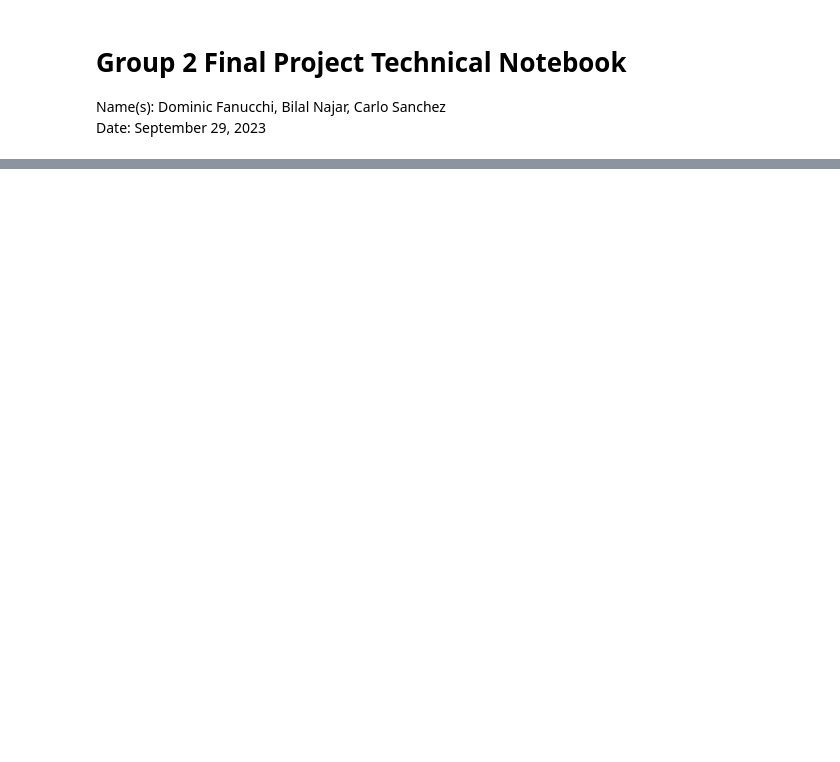
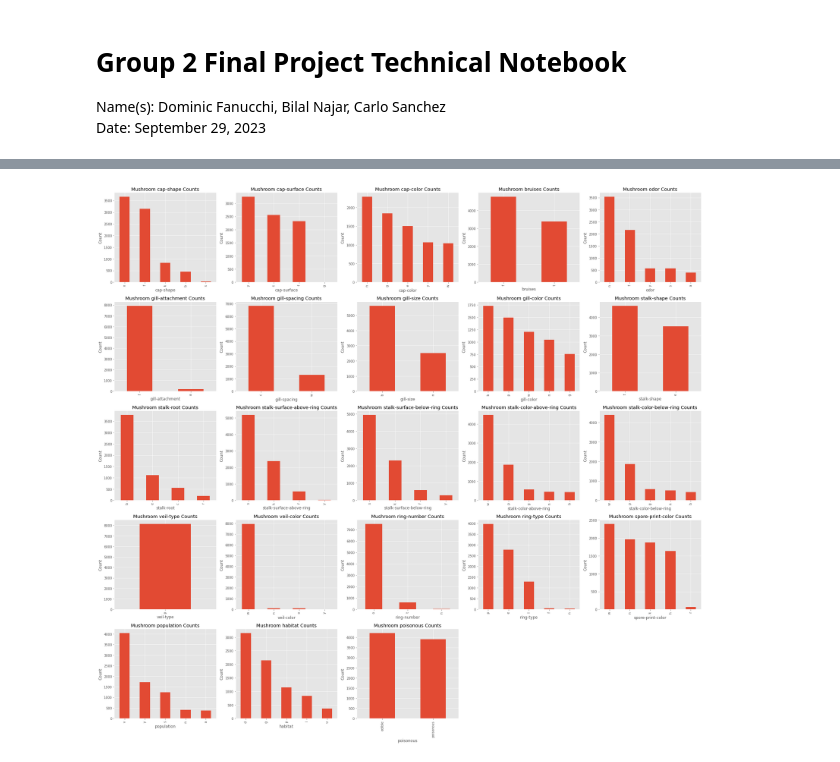
Before and after one commit to dominicfanucchi/aai-500_group2, a Jupyter notebook: Final-Project-Notebook-Team-2.ipynb, the cells around one changed output, grey strips where cells are left out. Cells and saved outputs as stored; diff of their text form; code cells hidden in the pictures; blank space fills up the shorter version.

```diff
--- a/Final-Project-Notebook-Team-2.ipynb
+++ b/Final-Project-Notebook-Team-2.ipynb
@@ -73,0 +185,9 @@ stalk-surface-above-ring    0.0
+# %%
+# feature understanding -- univariate analysis
+
+# loop through the columns and print value_counts()
+for column in mushroom_df.columns:
+    counts = mushroom_df[column].value_counts()
+    print(f"Value counts for column '{column}':")
+    print(counts)
+    print()
@@ -73,0 +220,32 @@ stalk-surface-above-ring    0.0
+# %%
+# calculate the number of rows and columns for subplots
+n_rows = 5
+n_cols = len(mushroom_df.columns) // n_rows + 1
+
+# create a single figure and subplots with specified rows and columns
+fig, axes = plt.subplots(nrows=n_rows, ncols=n_cols, figsize=(26, 24))
+
+# flatten the axes array for iteration
+axes = axes.flatten()
+
+# loop through the columns and plot them on separate subplots
+for i, column in enumerate(mushroom_df.columns):
+    counts = mushroom_df[column].value_counts().head()
+
+    # create a bar plot on the current subplot
+    ax = counts.plot(kind='bar', ax=axes[i])
+
+    # set the title, xlabel, and ylabel
+    ax.set_title(f'Mushroom {column} Counts')
+    ax.set_xlabel(column)
+    ax.set_ylabel('Count')
+
+# remove any unused subplots
+for i in range(len(mushroom_df.columns), len(axes)):
+    fig.delaxes(axes[i])
+
+# adjust the layout and display the plots
+plt.tight_layout()
+plt.show()
+# %% [output]
+[figure, added]
```
Also changed, not shown: parts of 16 cells of this notebook.
